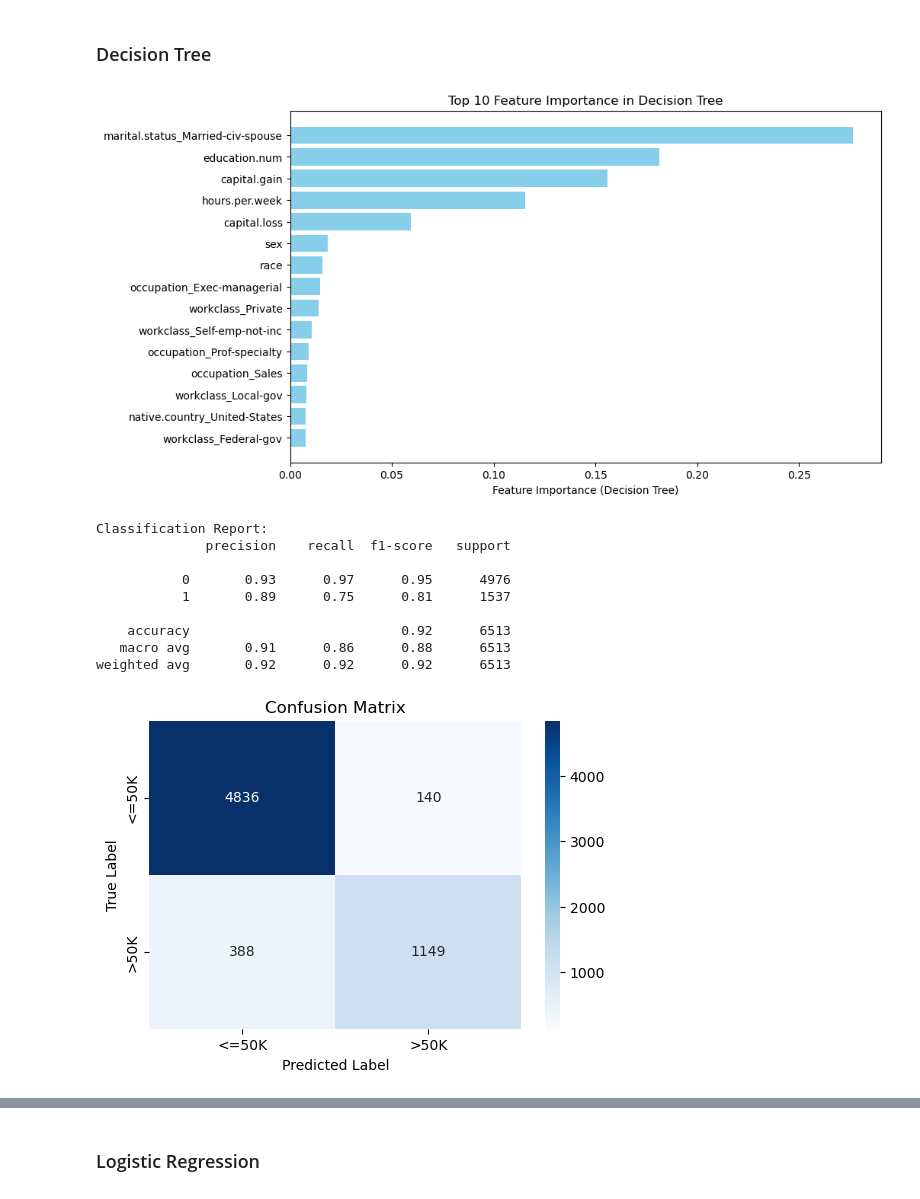
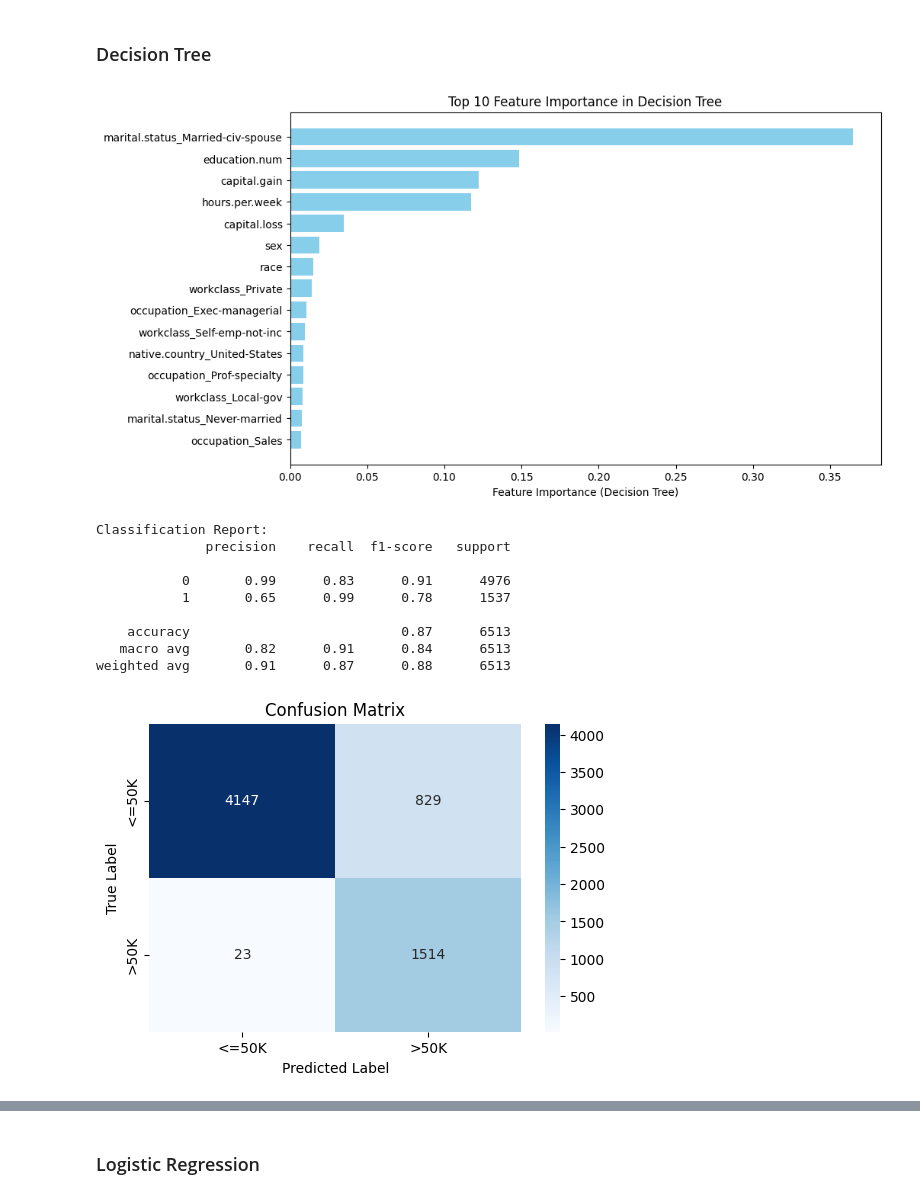
Before and after one commit to EmmanuelGyauAmoakoh/DataScienceProjectITCS227, a Jupyter notebook: FairCreditApprovalPrediction.ipynb, the cells around one changed output, grey strips where cells are left out. Drawn from its saved outputs; the diff is of its cells as text; code cells hidden in the pictures.

```diff
--- a/FairCreditApprovalPrediction.ipynb
+++ b/FairCreditApprovalPrediction.ipynb
@@ -406,35 +391,35 @@ X = df_adult_scaled.drop(columns=["income"])
 y = df_adult_scaled["income"]
 
 # Train-Test-Split
 X_train, X_test, y_train, y_test, A_train, A_test = train_test_split(X, y, sensitive_data, test_size=0.2, random_state=42)
 
 # Class-Weights
 class_weight = {
     0:1/6, # weight for negative class (<= 50K)
     1:5/6} # weight for positive class (>50K)
 
 # Decision Tree
 feature_names = X.columns  # Echte Namen der Features
 # Decision Tree Modell trainieren
-model_dt = DecisionTreeClassifier(random_state=42)
+model_dt = DecisionTreeClassifier(random_state=42, class_weight=class_weight)
 model_dt.fit(X, y)
 
 # Feature Importance
 feature_importance = model_dt.feature_importances_
 
 # Sort by Importance
 sorted_idx = np.argsort(feature_importance)[-15:]
 top_features = feature_names[sorted_idx]  # Echte Feature-Namen
 top_importance = feature_importance[sorted_idx]
 
 # Plot
 plt.figure(figsize=(10, 6))
 plt.barh(top_features, top_importance, color="skyblue")
 plt.xlabel("Feature Importance (Decision Tree)")
 plt.title("Top 10 Feature Importance in Decision Tree")
 plt.show()
 # %% [output]
-[figure, old version]
+[figure, new version]
 # %%
 y_pred = model_dt.predict(X_test)
 
@@ -454,10 +439,10 @@ plt.show()
 Classification Report:
               precision    recall  f1-score   support
 
-           0       0.93      0.97      0.95      4976
-           1       0.89      0.75      0.81      1537
+           0       0.99      0.83      0.91      4976
+           1       0.65      0.99      0.78      1537
 
-    accuracy                           0.92      6513
-   macro avg       0.91      0.86      0.88      6513
-weighted avg       0.92      0.92      0.92      6513
+    accuracy                           0.87      6513
+   macro avg       0.82      0.91      0.84      6513
+weighted avg       0.91      0.87      0.88      6513
-[figure, old version]
+[figure, new version]
```
Also changed, not shown: parts of 10 cells of this notebook.
